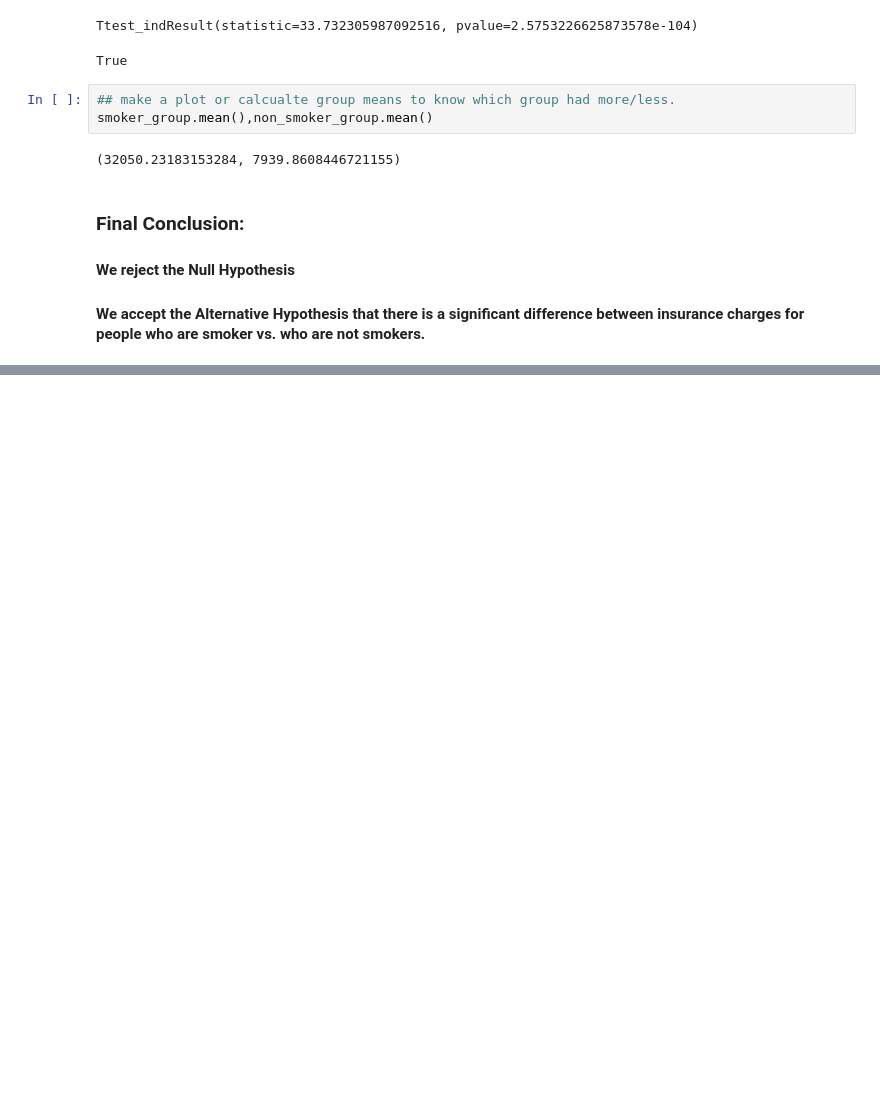
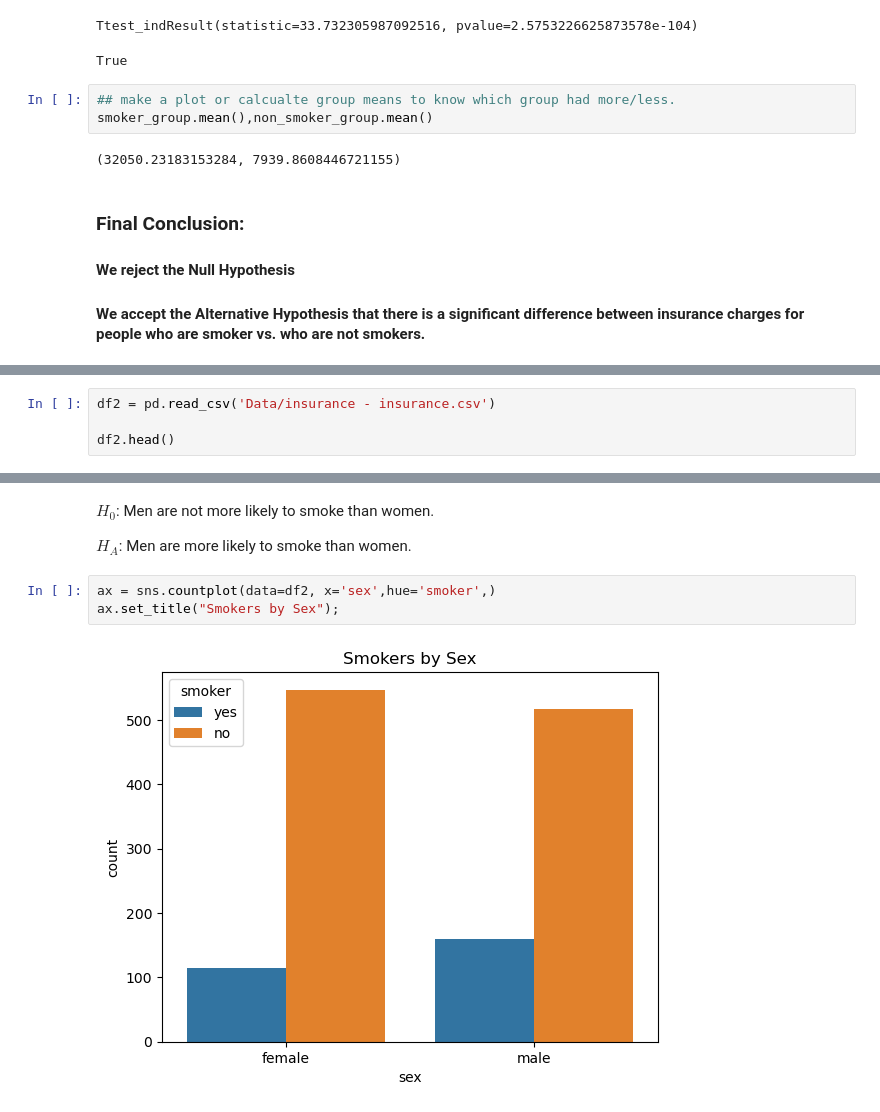
Before and after one commit to SinghNavnoor/CORE_insurance_testing_week_15, a Jupyter notebook: Core_insurance_hypothesis_testing.ipynb, the cells around one changed output, grey strips where cells are left out. Cells and saved outputs as stored; diff of their text form; blank space fills up the shorter version.

```diff
--- a/Core_insurance_hypothesis_testing.ipynb
+++ b/Core_insurance_hypothesis_testing.ipynb
@@ -312,0 +313,4 @@ Q2. Are men more likely to smoke than women?
+# %%
+df2 = pd.read_csv('Data/insurance - insurance.csv')
+
+df2.head()
@@ -312,0 +324,9 @@ Q2. Are men more likely to smoke than women?
+# %% [markdown]
+$H_0$: Men are not more likely to smoke than women.
+
+$H_A$: Men are more likely to smoke than women.
+# %%
+ax = sns.countplot(data=df2, x='sex',hue='smoker',)
+ax.set_title("Smokers by Sex");
+# %% [output]
+[figure, added]
```
Also changed, not shown: parts of 24 cells of this notebook.
